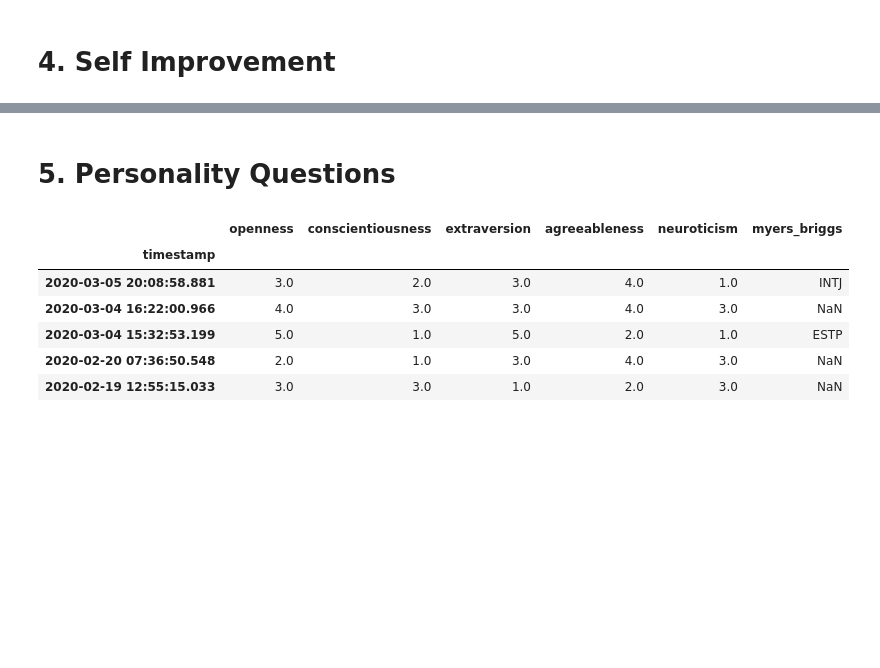
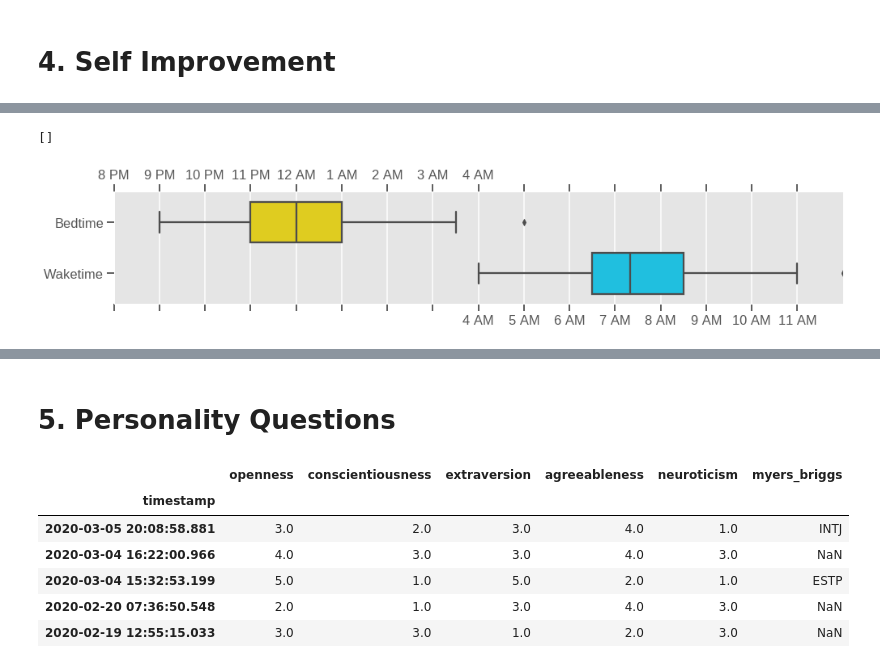
Before and after one commit to dennisfarmer/Factors-of-Academic-Success, a Jupyter notebook: eda.ipynb, the cells around one changed output, grey strips where cells are left out. Cells and saved outputs as stored; diff of their text form; code cells hidden in the pictures; blank space fills up the shorter version.

```diff
--- a/eda.ipynb
+++ b/eda.ipynb
@@ -469,0 +482,52 @@ surveydata[improvement].sample(n=5, random_state=5)
+# %%
+plt.style.use('ggplot')
+go_to_bed = [(t.hour*60) + t.minute if t.day == 1 else (t.hour*60) + t.minute + 1440 for t in time_to_datetime(surveydata["go_to_bed"])]
+up_from_bed = [(t.hour*60) + t.minute + 1440 for t in time_to_datetime(surveydata["up_from_bed"])]
+
+min_arange = ((min(go_to_bed)//60)-1)*60
+#max_arange = ((max(up_from_bed)//60)+1)*60
+max_arange = 2160
+
+fig, ax = plt.subplots(figsize=(14,3))
+
+sns.boxplot(ax=ax, orient="h",
+            data = [go_to_bed,
+                   up_from_bed],
+            palette = "jet_r") # "jet" produces wierd error message
+#sns.despine(right=True, left=True, top=True, bottom=True)
+
+#xticks = ax.get_xticks() #ax.xaxis.set_ticks_position('none')
+
+#ax.set(title="Distribution of Sleep Times Among Students")
+
+xticks = []
+for t in range(min_arange, max_arange, 60):
+    td = (dt.datetime(1970,1,1)+dt.timedelta(minutes=int(t))).hour
+    if td < 12:
+        td = 12 if td == 0 else td
+        xticks.append(f"{td} AM")
+    else:
+        td = 24 if td == 12 else td
+        xticks.append(f"{td-12} PM")
+
+xticks_top = xticks[:9]
+xticks_bottom = [""]*(len(xticks_top)-1) + xticks[8:]
+
+ax.set_xlim(min_arange, max_arange)
+ax.set_xticks(np.arange(min_arange, max_arange, 60))
+ax.set_xticklabels(xticks_bottom)
+
+ax_top = ax.twiny()
+ax_top.set_xlim(min_arange, max_arange)
+ax_top.set_xticks(np.arange(min_arange, max_arange, 60))
+ax_top.set_xticklabels(xticks_top)
+
+
+plt.yticks([0,1], ["Bedtime", "Waketime"])
+plt.grid(False)
+
+plt.savefig('Graphs/SleepTimes.png')
+plt.plot()
+# %% [output]
+[]
+[figure, added]
```
Also changed, not shown: parts of 15 cells of this notebook, 13 other files.
